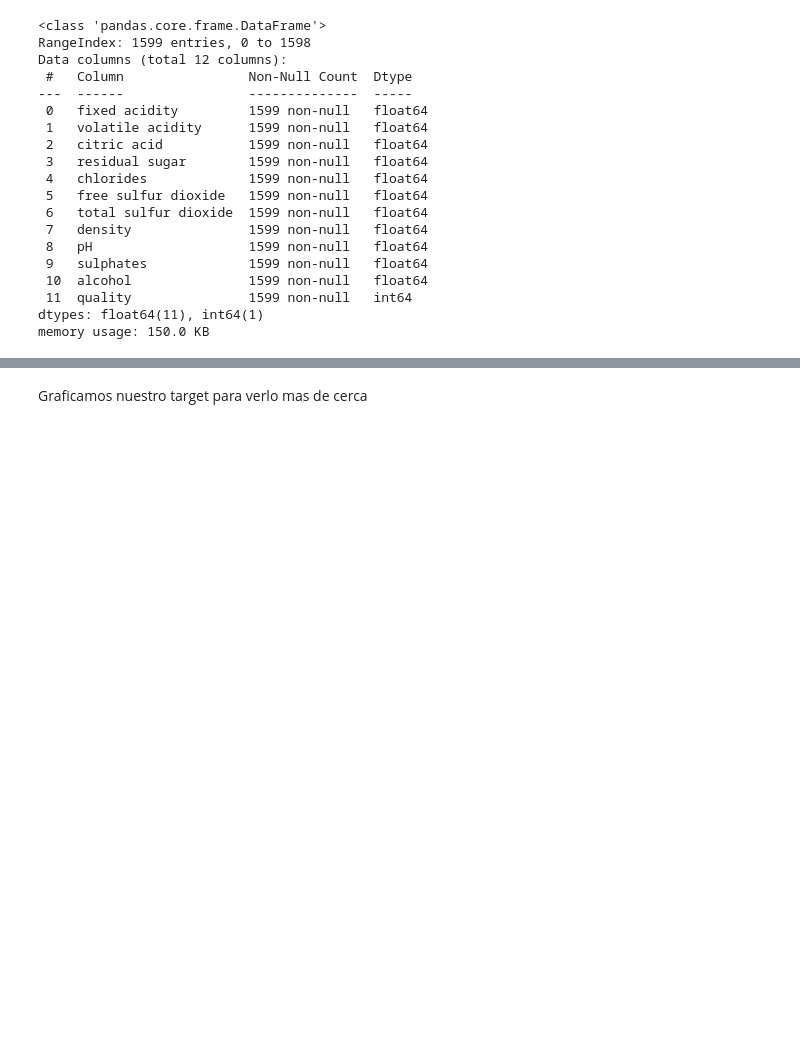
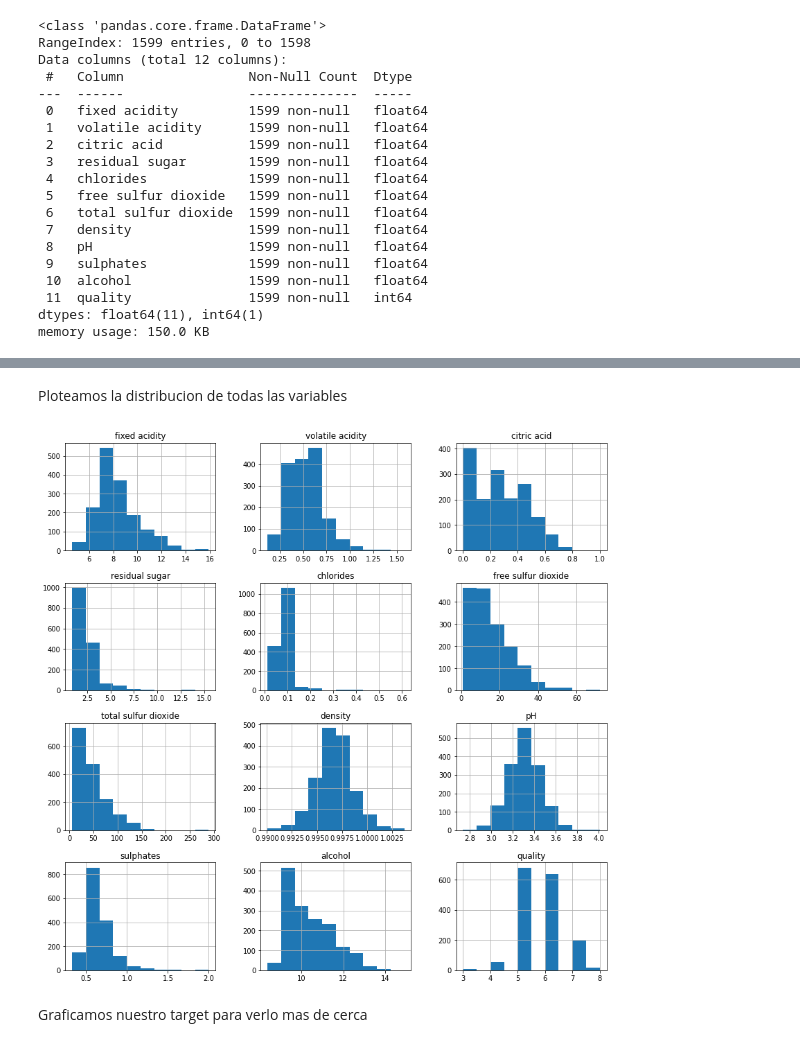
Before and after one commit to italocontreras/ML_Calidad_Vino, a Jupyter notebook: Calidad_vino.ipynb, the cells around one changed output, grey strips where cells are left out. Drawn from its saved outputs; the diff is of its cells as text; code cells hidden in the pictures; blank space fills up the shorter version.

```diff
--- a/Calidad_vino.ipynb
+++ b/Calidad_vino.ipynb
@@ -113,3 +126,15 @@ memory usage: 150.0 KB
+# %% [markdown]
+Ploteamos la distribucion de todas las variables
+# %%
+%matplotlib inline
+# Histogramas Univariados (Matplotlib)
+import matplotlib.pyplot as ptl
+fig = ptl.figure(figsize=(14,14))
+ax=fig.gca()
+df.hist(ax=ax)
+ptl.show()
+# %% [output]
+[figure, added]
 # %% [markdown]
 Graficamos nuestro target para verlo mas de cerca
 # %%
```
Also changed, not shown: parts of 4 cells of this notebook.
